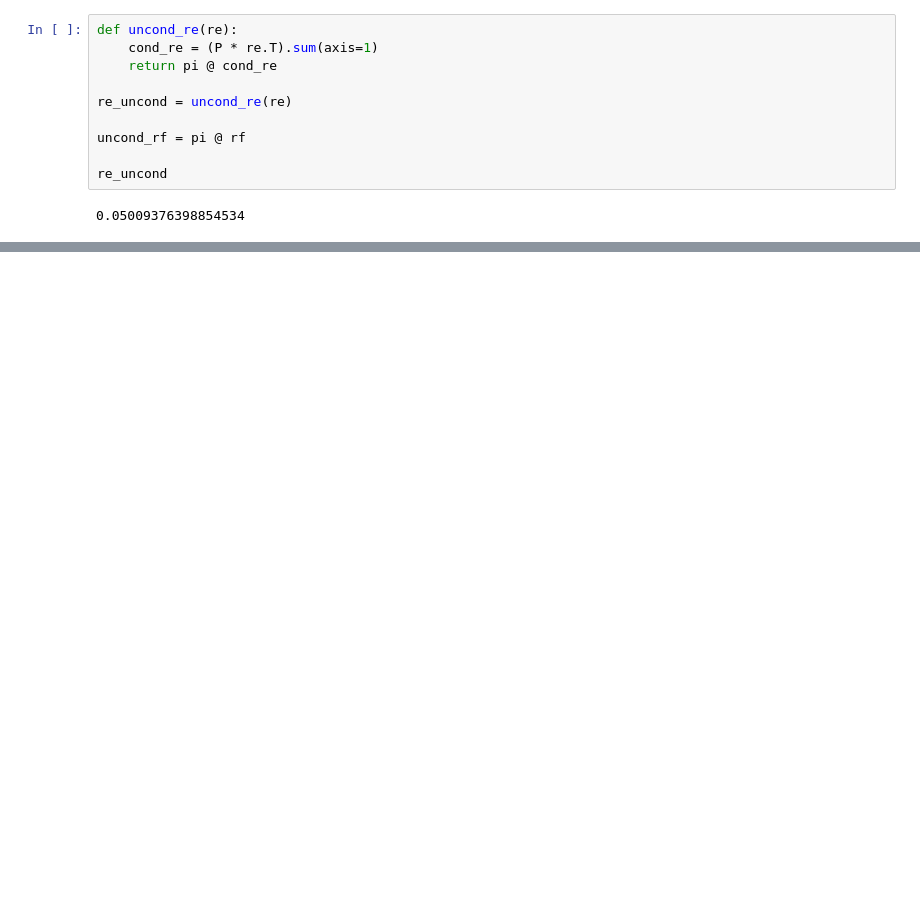
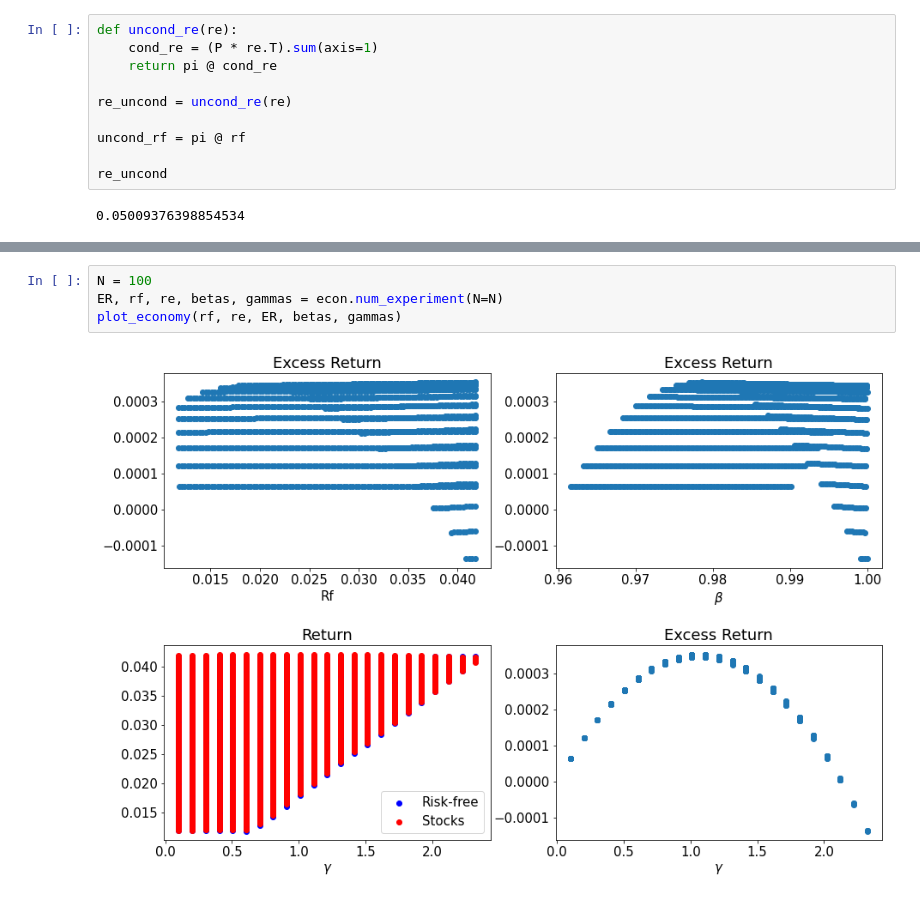
Before and after one commit to Cstolborg/MehraPrescott, a Jupyter notebook: main.ipynb, the cells around one changed output, grey strips where cells are left out. Cells and saved outputs as stored; diff of their text form; blank space fills up the shorter version.

```diff
--- a/main.ipynb
+++ b/main.ipynb
@@ -288,0 +342,6 @@ ________________________________________
+# %%
+N = 100
+ER, rf, re, betas, gammas = econ.num_experiment(N=N)
+plot_economy(rf, re, ER, betas, gammas)
+# %% [output]
+[figure, added]
```
Also changed, not shown: parts of 10 cells of this notebook, 6 other files.
